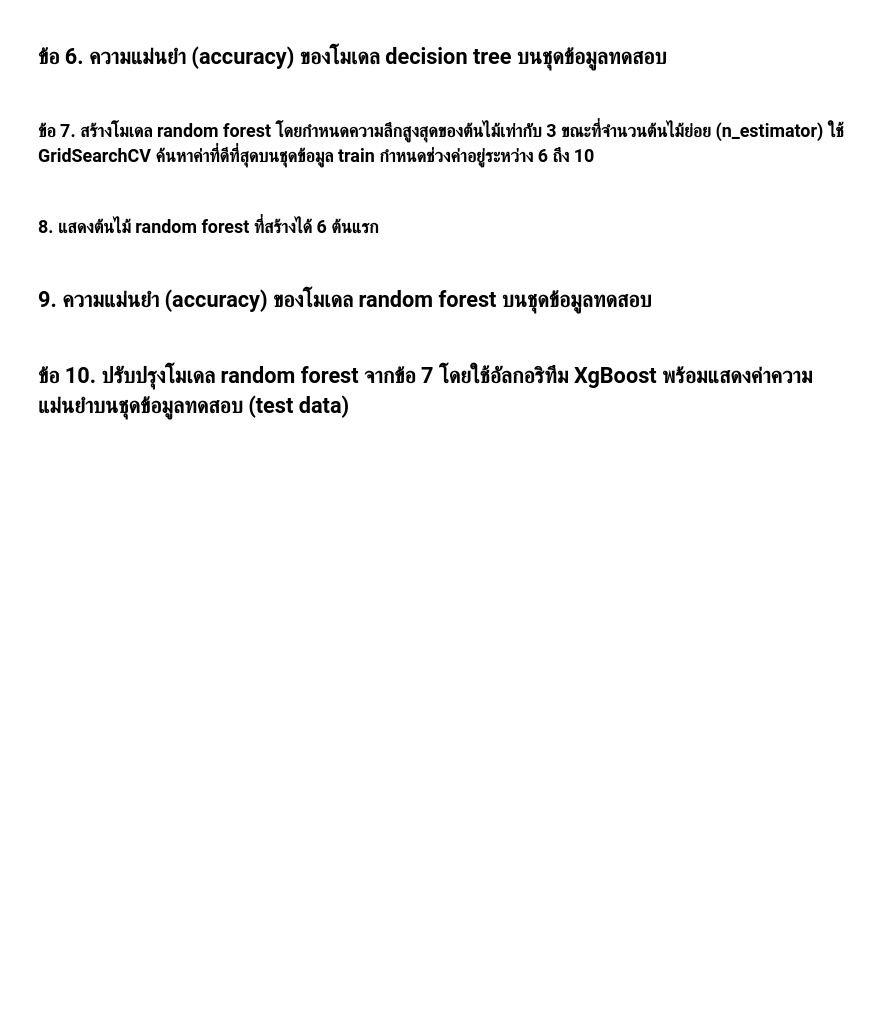
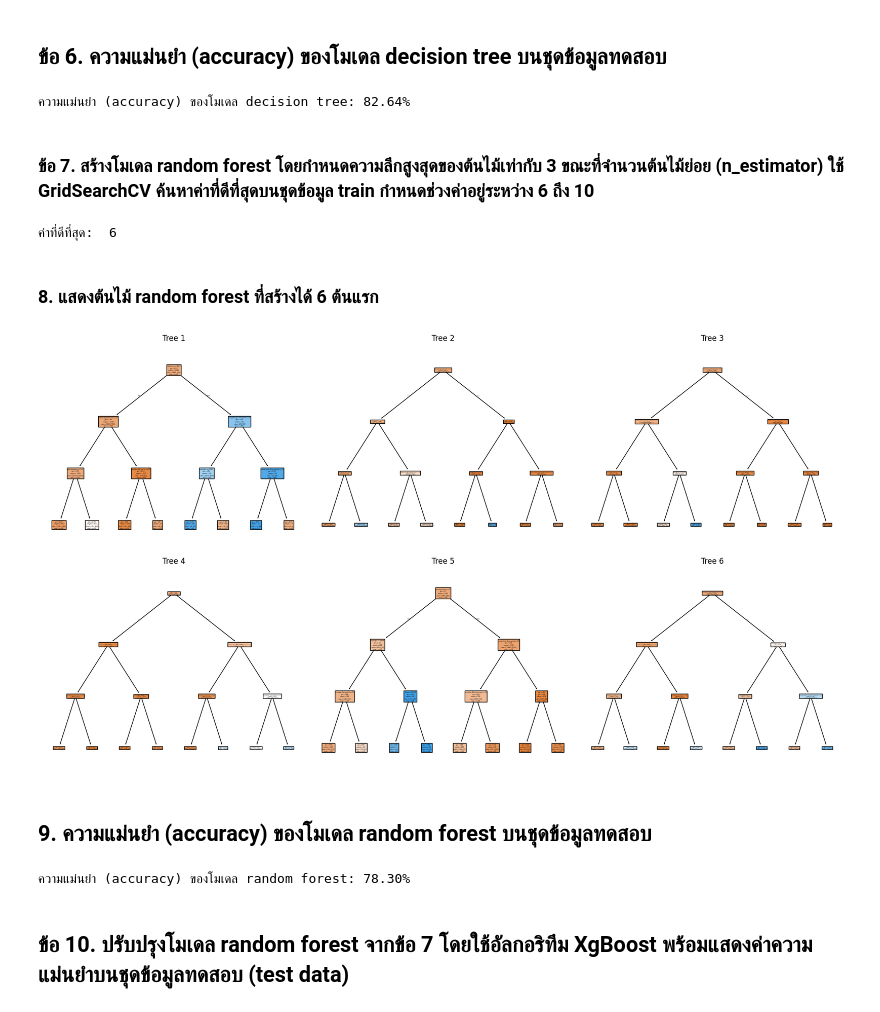
Before and after one commit to cs6636208/Machine-Learning2658, a Jupyter notebook: Lab_jupiter_notebook/LAB3_Decision_Tree_ensemble.ipynb, the cells around one changed output. Drawn from its saved outputs; the diff is of its cells as text; code cells hidden in the pictures; blank space fills up the shorter version.

```diff
--- a/Lab_jupiter_notebook/LAB3_Decision_Tree_ensemble.ipynb
+++ b/Lab_jupiter_notebook/LAB3_Decision_Tree_ensemble.ipynb
@@ -148,2 +233,15 @@ dtype: int64
 # %% [markdown]
 ## 5. สร้างโมเดล Decision tree โดยใช้ชุดข้อมูล train กำหนดให้ใช้ entropy เป็น split criterion และความลึกสูงสุดของต้นไม้ไม่เกิน 2 ระดับ (level)
+# %%
+from sklearn.tree import DecisionTreeClassifier, export_text
+
+
+clf = DecisionTreeClassifier(criterion='entropy', max_depth=2, random_state=42)
+clf.fit(X_train, y_train)
+feature_names = X_train.columns
+used_features = set(feature_names[i] for i in clf.tree_.feature if i != -2)
+most_important_feature = feature_names[clf.tree_.feature[0]]
+tree_rules = export_text(clf, feature_names=list(feature_names))
+print("\nFeatures ที่ใช้ในการทำ Decision Trees: \n", used_features)
+print("\nFeatures ที่สำคัญ: \n", most_important_feature)
+print("\nแปลงเป็น if-else แล้ว: \n", tree_rules)
@@ -150,11 +266,60 @@ dtype: int64
 # %% [markdown]
 ## ข้อ 6. ความแม่นยำ (accuracy) ของโมเดล decision tree บนชุดข้อมูลทดสอบ
+# %%
+from sklearn.metrics import accuracy_score
+
+y_pred = clf.predict(X_test)
+accuracy = accuracy_score(y_test, y_pred)
+print(f"ความแม่นยำ (accuracy) ของโมเดล decision tree: {accuracy*100:.2f}%")
+# %% [output]
+ความแม่นยำ (accuracy) ของโมเดล decision tree: 82.64%
 # %% [markdown]
 ### ข้อ 7. สร้างโมเดล random forest โดยกำหนดความลึกสูงสุดของต้นไม้เท่ากับ 3 ขณะที่จำนวนต้นไม้ย่อย (n_estimator) ใช้ GridSearchCV ค้นหาค่าที่ดีที่สุดบนชุดข้อมูล train กำหนดช่วงค่าอยู่ระหว่าง 6 ถึง 10
+# %%
+from sklearn.ensemble import RandomForestClassifier
+from sklearn.model_selection import GridSearchCV
+
+rf = RandomForestClassifier(max_depth=3, random_state=42)
+param_grid = {'n_estimators': list(range(6, 11))}
+grid_search = GridSearchCV(rf, param_grid, cv=5, scoring='accuracy')
+grid_search.fit(X_train, y_train)
+
+best_n_estimators = grid_search.best_params_['n_estimators']
+print("ค่าที่ดีที่สุด: ", best_n_estimators)
+# %% [output]
+ค่าที่ดีที่สุด:  6
 # %% [markdown]
 ### 8.	แสดงต้นไม้ random forest ที่สร้างได้ 6 ต้นแรก
+# %%
+import matplotlib.pyplot as plt
+from sklearn.tree import plot_tree
+
+best_rf = RandomForestClassifier(n_estimators=6, max_depth=3, random_state=42)
+best_rf.fit(X_train, y_train)
+
+fig, axes = plt.subplots(nrows=2, ncols=3, figsize=(18, 10))
+for i, tree in enumerate(best_rf.estimators_[:6]):
+    plot_tree(tree,
+              feature_names=X_train.columns,
+              class_names=best_rf.classes_,
+              filled=True,
+              max_depth=3,
+              ax=axes[i // 3, i % 3])
+    axes[i // 3, i % 3].set_title(f"Tree {i+1}")
+
+plt.tight_layout()
+plt.show()
+# %% [output]
+[figure, added]
 # %% [markdown]
 ## 9.	ความแม่นยำ (accuracy) ของโมเดล random forest บนชุดข้อมูลทดสอบ
+# %%
+y_pred_rf = best_rf.predict(X_test)
+
+rf_accuracy = accuracy_score(y_test, y_pred_rf)
+print(f"ความแม่นยำ (accuracy) ของโมเดล random forest: {rf_accuracy*100:.2f}%")
+# %% [output]
+ความแม่นยำ (accuracy) ของโมเดล random forest: 78.30%
 # %% [markdown]
 ## ข้อ 10. ปรับปรุงโมเดล random forest จากข้อ 7 โดยใช้อัลกอริทึม XgBoost พร้อมแสดงค่าความแม่นยำบนชุดข้อมูลทดสอบ (test data)
 # %% [markdown]
```
Also changed, not shown: parts of 7 cells of this notebook, 1 other file.
